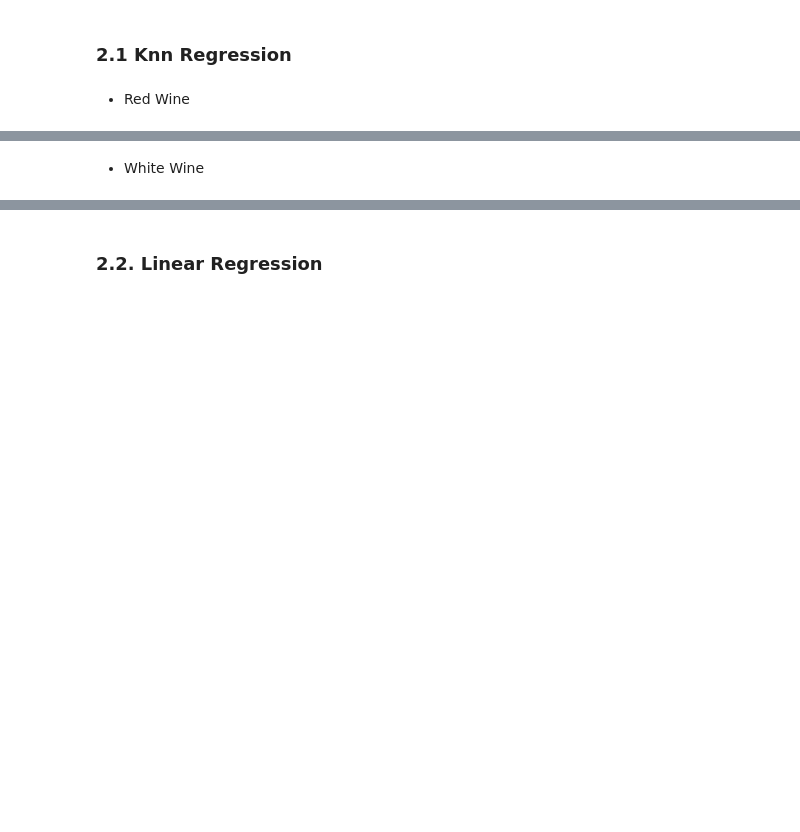
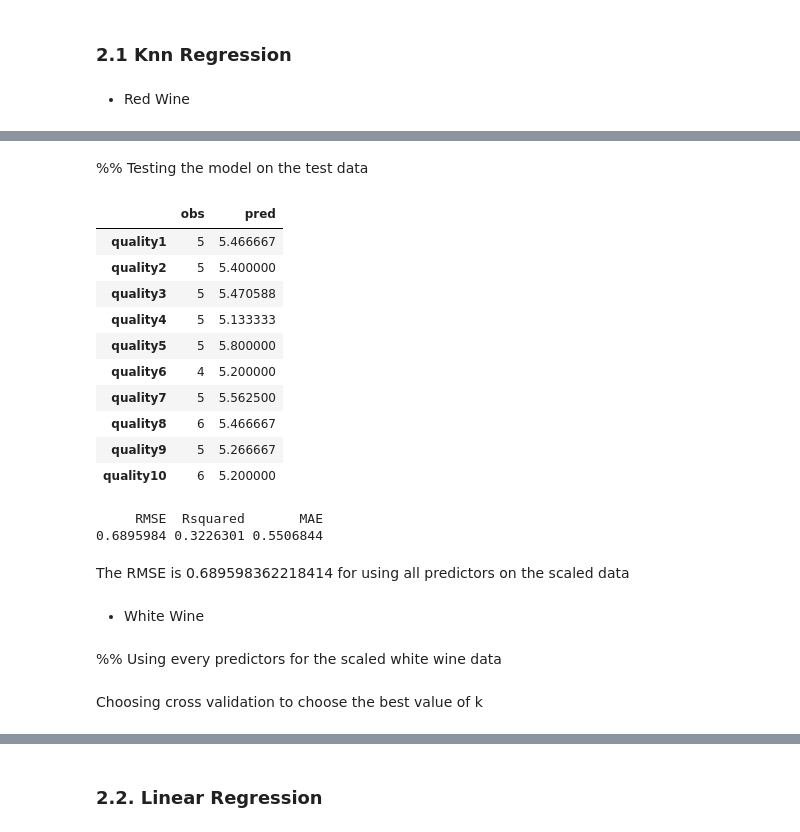
Before and after one commit to ivan-fediaev/DSCI-project, a Jupyter notebook: Project_Template.ipynb, the cells around one changed output, grey strips where cells are left out. Cells and saved outputs as stored; diff of their text form; code cells hidden in the pictures; blank space fills up the shorter version.

```diff
--- a/Project_Template.ipynb
+++ b/Project_Template.ipynb
@@ -165,0 +287,27 @@ In each section below, we may need the following:
+# %%
+set.seed(100)
+
+training_set <- red_scaled %>%
+    select(quality) %>%
+    unlist() %>%
+    createDataPartition(p = 0.80, list = FALSE)
+
+X_train <- red_scaled %>%
+    select(-quality) %>%
+    slice(training_set) %>%
+    data.frame()
+
+Y_train <- red_scaled %>%
+    select(quality) %>%
+    slice(training_set) %>%
+    unlist()
+
+X_test <- red_scaled %>%
+    select(-quality) %>%
+    slice(-training_set) %>%
+    data.frame()
+
+Y_test <- red_scaled %>%
+    select(quality) %>%
+    slice(-training_set) %>%
+    unlist()
@@ -165,0 +344,4 @@ In each section below, we may need the following:
+# %%
+k_best_red <- data.frame(k = 15)
+knn_red <- train(x = X_train, y = Y_train, method = "knn", tuneGrid = k_best_red)
+knn_red
@@ -166,2 +363,30 @@ In each section below, we may need the following:
+# %% [markdown]
+%% Testing the model on the test data
+# %%
+test <- predict(knn_red, X_test)
+
+predictions <- data.frame(obs = Y_test, pred = test)
+
+head(predictions, n = 10)
+test_error <- defaultSummary(predictions)
+test_error
+# %% [output]
+|  | obs | pred |
+| quality1 | 5 | 5.466667 |
+| quality2 | 5 | 5.400000 |
+| quality3 | 5 | 5.470588 |
+| quality4 | 5 | 5.133333 |
+| quality5 | 5 | 5.800000 |
+| quality6 | 4 | 5.200000 |
+| quality7 | 5 | 5.562500 |
+| quality8 | 6 | 5.466667 |
+| quality9 | 5 | 5.266667 |
+| quality10 | 6 | 5.200000 |
+     RMSE  Rsquared       MAE
+0.6895984 0.3226301 0.5506844
+# %% [markdown]
+The RMSE is 0.689598362218414 for using all predictors on the scaled data
 # %% [markdown]
  - White Wine
+# %% [markdown]
+%% Using every predictors for the scaled white wine data
@@ -167,0 +418,2 @@ In each section below, we may need the following:
+# %% [markdown]
+Choosing cross validation to choose the best value of k
```
Also changed, not shown: parts of 19 cells of this notebook.
